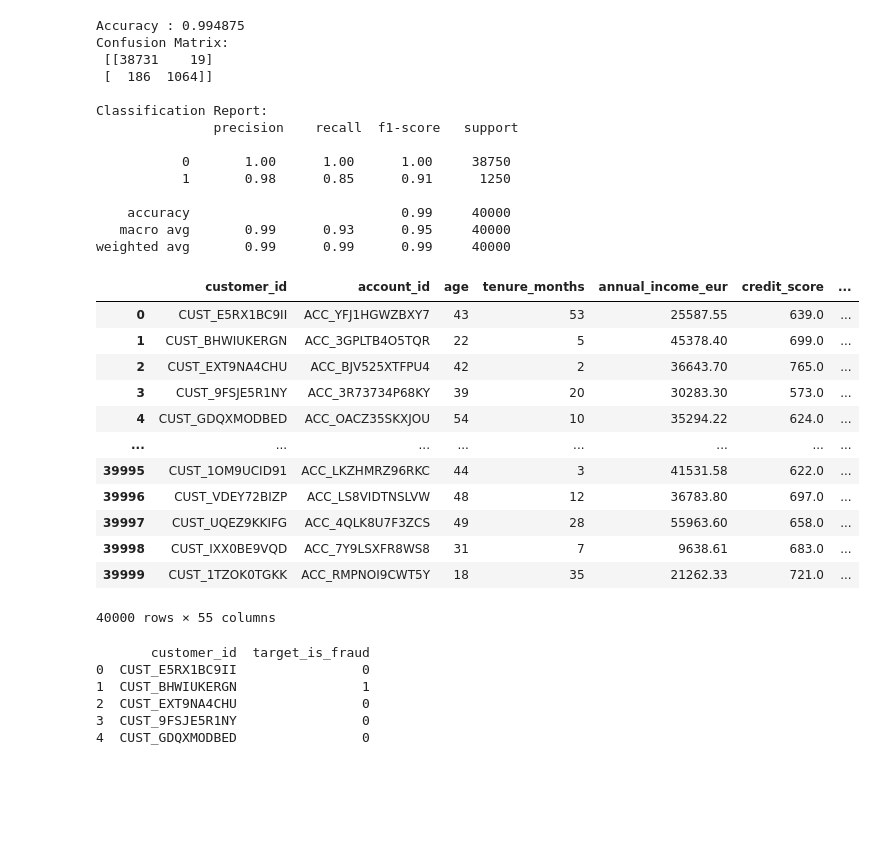
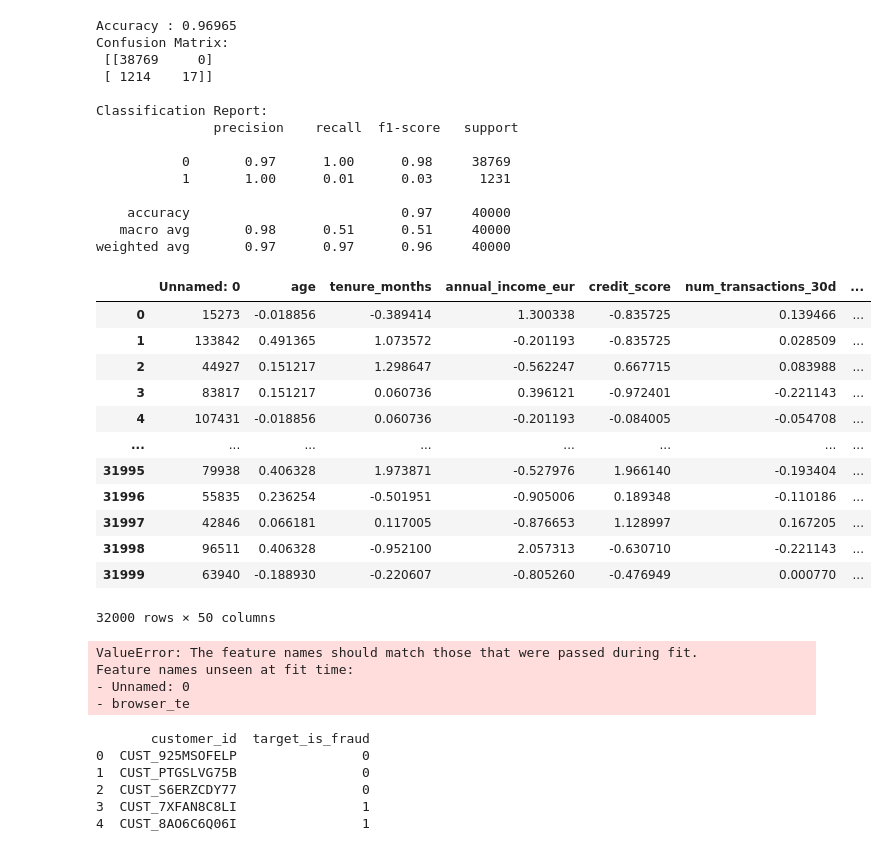
Before and after one commit to Noah-rsn/Projet_ML_B2_Noah_Yasmina, a Jupyter notebook: Modélisation/premier_model_ML.ipynb, the cells around one changed output. Saved outputs shown, nothing was run; the diff lists cells and outputs as text; code cells hidden in the pictures; blank space fills up the shorter version.

Commit message:
Push des modèles et autres maj preprocess

```diff
--- a/Modélisation/premier_model_ML.ipynb
+++ b/Modélisation/premier_model_ML.ipynb
@@ -66,54 +180,60 @@ Colonnes restantes : ['age', 'tenure_months', 'num_transactions_30d', 'days_sinc
 X = df_numeric.drop(columns="target_is_fraud")
 y = df_numeric["target_is_fraud"]
 
-X_train, X_test, y_train, y_test = train_test_split(X, y, random_state=42)
+X_train, X_test, y_train, y_test = train_test_split(X, y, random_state=42, stratify=y)
 
-scaler = StandardScaler()
-X_train_scaled = scaler.fit_transform(X_train)
-X_test_scaled = scaler.transform(X_test)
+pipeline = Pipeline([
+    ('scaler', StandardScaler()),
+    ('smote', SMOTE(random_state=42)),
+    ('classifier', RandomForestClassifier(n_estimators=200,class_weight='balanced',random_state=42))
+])
 
-knn = KNeighborsClassifier(n_neighbors=5, metric='minkowski', p=2)
+pipeline.fit(X_train, y_train)
 
-knn.fit(X_train_scaled, y_train)
-y_pred = knn.predict(X_test_scaled)
+y_pred = pipeline.predict(X_test)
 
 print("Accuracy :", accuracy_score(y_test, y_pred))
 print("Confusion Matrix:\n", confusion_matrix(y_test, y_pred))
 print("\nClassification Report:\n", classification_report(y_test, y_pred))
 # %% [output]
-Accuracy : 0.994875
+Accuracy : 0.96965
 Confusion Matrix:
- [[38731    19]
- [  186  1064]]
+ [[38769     0]
+ [ 1214    17]]
 
 Classification Report:
                precision    recall  f1-score   support
 
-           0       1.00      1.00      1.00     38750
-           1       0.98      0.85      0.91      1250
+           0       0.97      1.00      0.98     38769
+           1       1.00      0.01      0.03      1231
 
-    accuracy                           0.99     40000
-   macro avg       0.99      0.93      0.95     40000
-weighted avg       0.99      0.99      0.99     40000
+    accuracy                           0.97     40000
+   macro avg       0.98      0.51      0.51     40000
+weighted avg       0.97      0.97      0.96     40000
 # %%
-df_test = pd.read_csv("../data/kaggle_b2_fraud_test_v3.csv")
+df_test = pd.read_csv("../data/data_preprocess_rf_test.csv")
 df_test
 # %% [output]
-|  | customer_id | account_id | age | tenure_months | annual_income_eur | credit_score | ... |
-| 0 | CUST_E5RX1BC9II | ACC_YFJ1HGWZBXY7 | 43 | 53 | 25587.55 | 639.0 | ... |
-| 1 | CUST_BHWIUKERGN | ACC_3GPLTB4O5TQR | 22 | 5 | 45378.40 | 699.0 | ... |
-| 2 | CUST_EXT9NA4CHU | ACC_BJV525XTFPU4 | 42 | 2 | 36643.70 | 765.0 | ... |
-| 3 | CUST_9FSJE5R1NY | ACC_3R73734P68KY | 39 | 20 | 30283.30 | 573.0 | ... |
-| 4 | CUST_GDQXMODBED | ACC_OACZ35SKXJOU | 54 | 10 | 35294.22 | 624.0 | ... |
+|  | Unnamed: 0 | age | tenure_months | annual_income_eur | credit_score | num_transactions_30d | ... |
+| 0 | 15273 | -0.018856 | -0.389414 | 1.300338 | -0.835725 | 0.139466 | ... |
+| 1 | 133842 | 0.491365 | 1.073572 | -0.201193 | -0.835725 | 0.028509 | ... |
+| 2 | 44927 | 0.151217 | 1.298647 | -0.562247 | 0.667715 | 0.083988 | ... |
+| 3 | 83817 | 0.151217 | 0.060736 | 0.396121 | -0.972401 | -0.221143 | ... |
+| 4 | 107431 | -0.018856 | 0.060736 | -0.201193 | -0.084005 | -0.054708 | ... |
 | ... | ... | ... | ... | ... | ... | ... | ... |
-| 39995 | CUST_1OM9UCID91 | ACC_LKZHMRZ96RKC | 44 | 3 | 41531.58 | 622.0 | ... |
-| 39996 | CUST_VDEY72BIZP | ACC_LS8VIDTNSLVW | 48 | 12 | 36783.80 | 697.0 | ... |
-| 39997 | CUST_UQEZ9KKIFG | ACC_4QLK8U7F3ZCS | 49 | 28 | 55963.60 | 658.0 | ... |
-| 39998 | CUST_IXX0BE9VQD | ACC_7Y9LSXFR8WS8 | 31 | 7 | 9638.61 | 683.0 | ... |
-| 39999 | CUST_1TZOK0TGKK | ACC_RMPNOI9CWT5Y | 18 | 35 | 21262.33 | 721.0 | ... |
+| 31995 | 79938 | 0.406328 | 1.973871 | -0.527976 | 1.966140 | -0.193404 | ... |
+| 31996 | 55835 | 0.236254 | -0.501951 | -0.905006 | 0.189348 | -0.110186 | ... |
+| 31997 | 42846 | 0.066181 | 0.117005 | -0.876653 | 1.128997 | 0.167205 | ... |
+| 31998 | 96511 | 0.406328 | -0.952100 | 2.057313 | -0.630710 | -0.221143 | ... |
+| 31999 | 63940 | -0.188930 | -0.220607 | -0.805260 | -0.476949 | 0.000770 | ... |
-40000 rows × 55 columns
+32000 rows × 50 columns
 # %%
-y_test_pred = knn.predict(X_test_scaled)
+y_test_pred = pipeline.predict(df_test)
+# %% [output]
+ValueError: The feature names should match those that were passed during fit.
+Feature names unseen at fit time:
+- Unnamed: 0
+- browser_te
 # %%
 df_results = pd.DataFrame({
     "customer_id": df_test["customer_id"],
@@ -122,11 +242,11 @@ df_results = pd.DataFrame({
 
 print(df_results.head())
 
-df_results.to_csv("../Preds/KNN_preds_Noah.csv", index=False)
+df_results.to_csv("../Preds/KNN_preds_v2_Noah.csv", index=False)
 # %% [output]
        customer_id  target_is_fraud
-0  CUST_E5RX1BC9II                0
-1  CUST_BHWIUKERGN                1
-2  CUST_EXT9NA4CHU                0
-3  CUST_9FSJE5R1NY                0
-4  CUST_GDQXMODBED                0
+0  CUST_925MSOFELP                0
+1  CUST_PTGSLVG75B                0
+2  CUST_S6ERZCDY77                0
+3  CUST_7XFAN8C8LI                1
+4  CUST_8AO6C6Q06I                1
```
Also changed, not shown: parts of 8 cells of this notebook, 15 other files.
